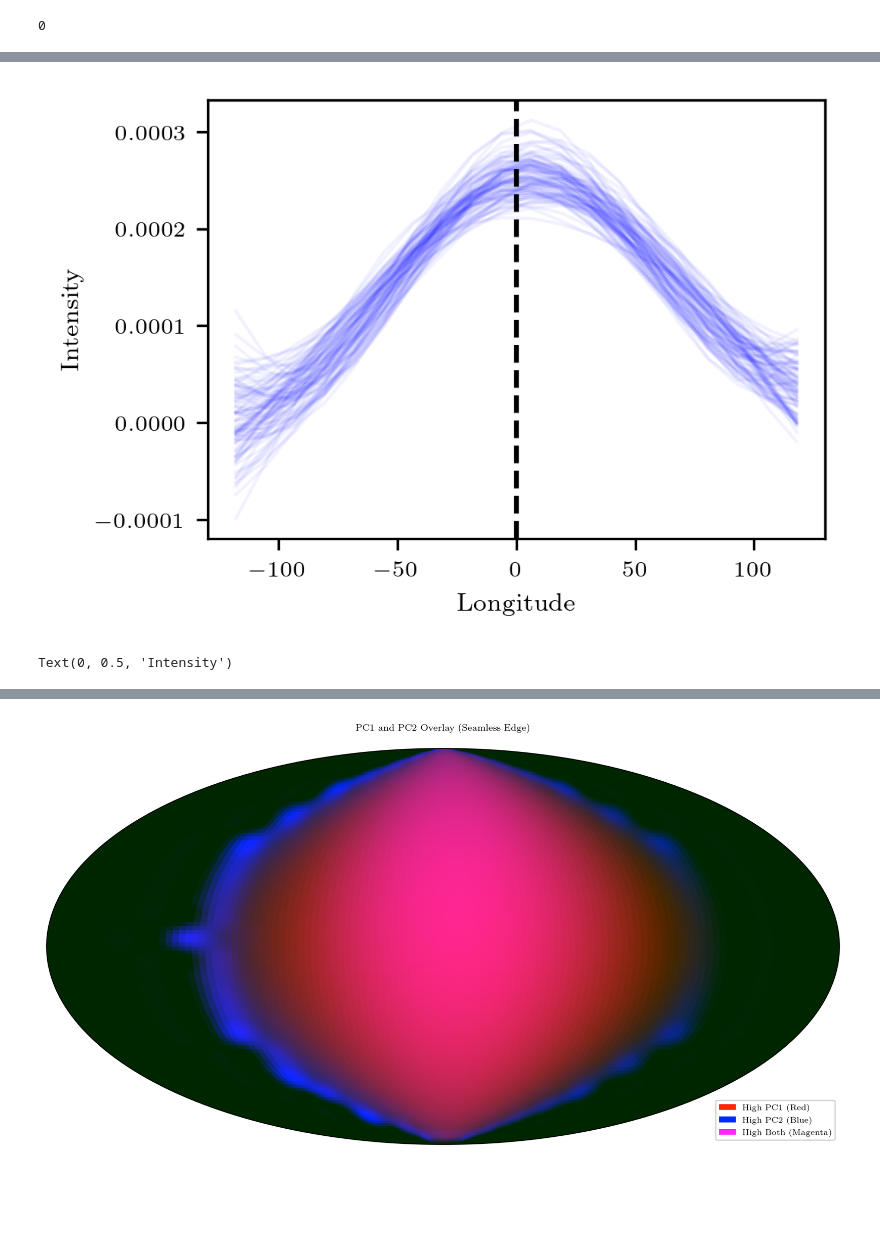
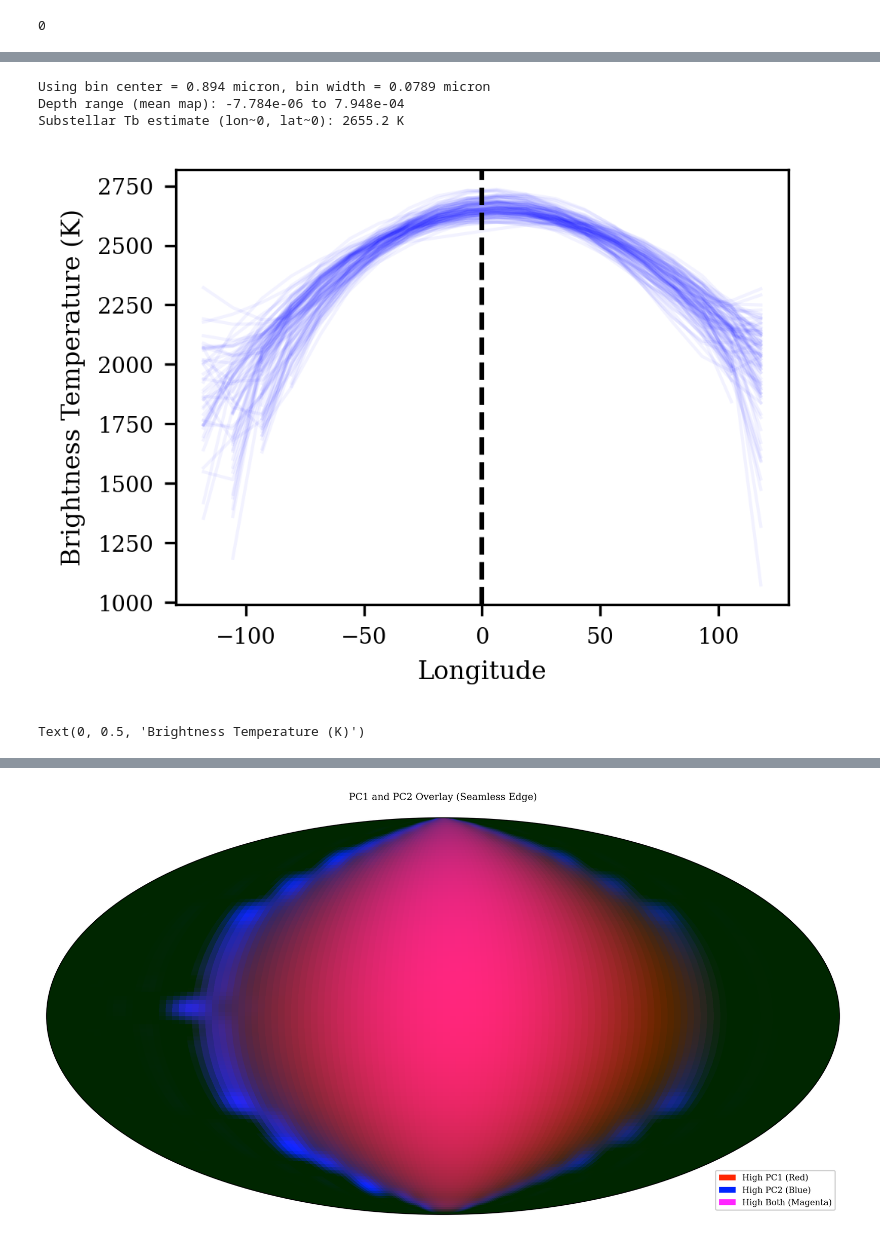
Before and after one commit to w-ruizhe/spectralmap, a Jupyter notebook: docs/source/tutorials/WASP18b.ipynb, the cells around one changed output, grey strips where cells are left out. Drawn from its saved outputs; the diff is of its cells as text; code cells hidden in the pictures; blank space fills up the shorter version.

```diff
--- a/docs/source/tutorials/WASP18b.ipynb
+++ b/docs/source/tutorials/WASP18b.ipynb
@@ -44,7 +16,7 @@ Error shape: (25, 2719)
 import os
 import matplotlib.pyplot as plt
 plt.rcParams.update({
-    "text.usetex": True,
+    "text.usetex": False,
     "font.family": "serif",
     "font.size": 8,
     "axes.labelsize": 8,
@@ -118,8 +88,8 @@ np.savez('WASP18b_NIRISS.npz', time=time, flux=flux, flux_err=flux_err, wl=wl)
 # %%
-time, flux, flux_err, wl = np.load('WASP18b_NIRISS.npz').values()
+time, flux, flux_err, wl = np.load('data/WASP18b_NIRISS.npz').values()
 # %%
 from spectralmap.mapping import LightCurveData
-data = LightCurveData(theta = time, flux=flux, flux_err=flux_err, wavelength=wl)
+data = LightCurveData(theta = time, flux=flux, flux_err=flux_err, wl=wl)
 # %%
 from spectralmap.mapping import make_maps, make_map
 i_wl = 13
@@ -165,29 +135,60 @@ plt.imshow(w_all[..., 3], extent=(maps.ydegs.min()-0.5, maps.ydegs.max()+0.5, np
 # %%
-from spectralmap.mapping import expand_moll_values
+import importlib
+import spectralmap.utilities as sm_utils
+sm_utils = importlib.reload(sm_utils)
+
+expand_moll_values = sm_utils.expand_moll_values
+compute_bin_widths_from_centers = sm_utils.compute_bin_widths_from_centers
+depth_to_tb_broadband = sm_utils.depth_to_tb_broadband
+
 i_wl = 0
 I_plot = I_all_wl[i_wl]
 I_cov_plot = I_cov_all_wl[i_wl]
-
 N = 100
 samples = np.random.multivariate_normal(I_plot, I_cov_plot, N)
 
 n_lat, n_lon = maps.map_res, maps.map_res
 lons, lats = np.linspace(-180, 180, n_lon), np.linspace(-90, 90, n_lat)
 
-mask = maps.observed_mask
+wl_band = np.asarray(wl, dtype=float)
+dlam_band = compute_bin_widths_from_centers(wl_band)
+wl_band_i_wl = wl_band[i_wl]
+dlam_band_i_wl = dlam_band[i_wl]
+RpRs = 0.09783
+
+# Quick diagnostics to catch inflated temperatures
+I_mean_map = expand_moll_values(I_plot, maps.observed_mask).reshape(n_lat, n_lon)
+depth_mean_map = np.pi * I_mean_map
+Tb_mean_map = depth_to_tb_broadband(depth_mean_map, wl_band_i_wl, dlam_band_i_wl, RpRs, t_star=4500.0)
+i_lat0 = int(np.argmin(np.abs(lats)))
+i_lon0 = int(np.argmin(np.abs(lons)))
+print(f"Using bin center = {wl_band_i_wl:.3f} micron, bin width = {dlam_band_i_wl:.4f} micron")
+print(f"Depth range (mean map): {np.nanmin(depth_mean_map):.3e} to {np.nanmax(depth_mean_map):.3e}")
+print(f"Substellar Tb estimate (lon~0, lat~0): {Tb_mean_map[i_lat0, i_lon0]:.1f} K")
 
 for i in range(N):
-    plt.plot(lons, (expand_moll_values(samples[i], mask)).reshape(n_lat, n_lon)[n_lat//2], c='b', alpha=0.05)
+    I_slice = expand_moll_values(samples[i], maps.observed_mask).reshape(n_lat, n_lon)[n_lat // 2]
+    depth_slice = np.pi * I_slice
+    Tb_slice = depth_to_tb_broadband(depth_slice, wl_band_i_wl, dlam_band_i_wl, RpRs, t_star=4500.0)
+    finite = np.isfinite(Tb_slice)
+    plt.plot(lons[finite], Tb_slice[finite], c='b', alpha=0.05)
 plt.axvline(0, color='k', linestyle='--', linewidth=1.5)
 plt.xlabel('Longitude')
-plt.ylabel('Intensity')
+plt.ylabel('Brightness Temperature (K)')
 
 plt.show()
 for i in range(N):
-    plt.plot(lats, (expand_moll_values(samples[i], mask)).reshape(n_lat, n_lon)[:, n_lon//2], c='b', alpha=0.05)
+    I_slice = expand_moll_values(samples[i], maps.observed_mask).reshape(n_lat, n_lon)[:, n_lon // 2]
+    depth_slice = np.pi * I_slice
+    Tb_slice = depth_to_tb_broadband(depth_slice, wl_band_i_wl, dlam_band_i_wl, RpRs, t_star=4500.0)
+    finite = np.isfinite(Tb_slice)
+    plt.plot(lats[finite], Tb_slice[finite], c='b', alpha=0.05)
 plt.axvline(0, color='k', linestyle='--', linewidth=1.5)
 plt.xlabel('Latitude')
-plt.ylabel('Intensity')
+plt.ylabel('Brightness Temperature (K)')
 # %% [output]
+Using bin center = 0.894 micron, bin width = 0.0789 micron
+Depth range (mean map): -7.784e-06 to 7.948e-04
+Substellar Tb estimate (lon~0, lat~0): 2655.2 K
-[figure, old version]
+[figure, new version]
-Text(0, 0.5, 'Intensity')
+Text(0, 0.5, 'Brightness Temperature (K)')
```
Also changed, not shown: parts of 18 cells of this notebook, 6 other files.
